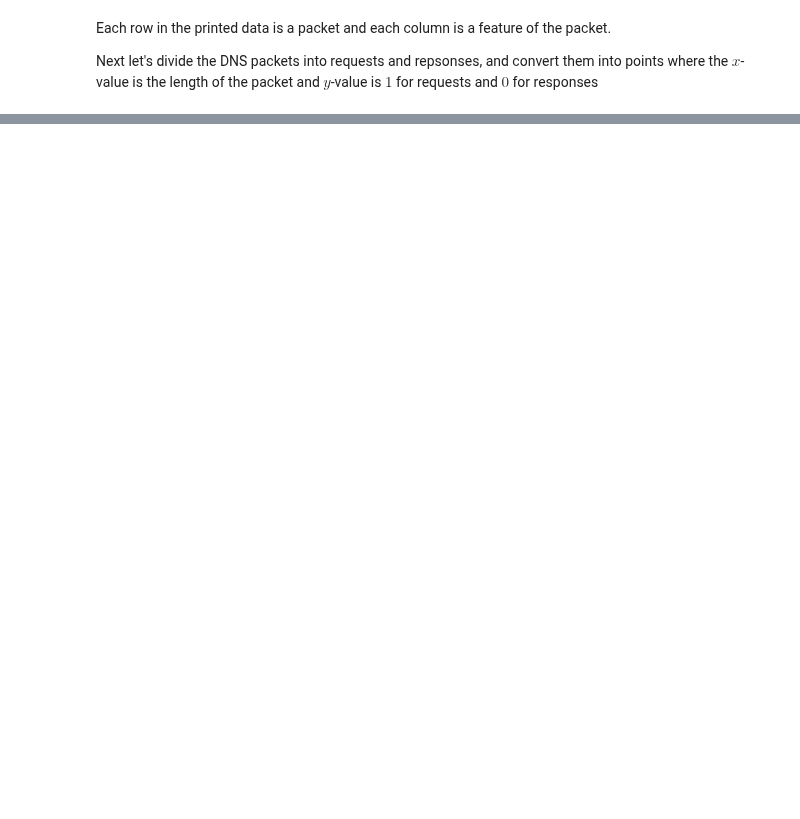
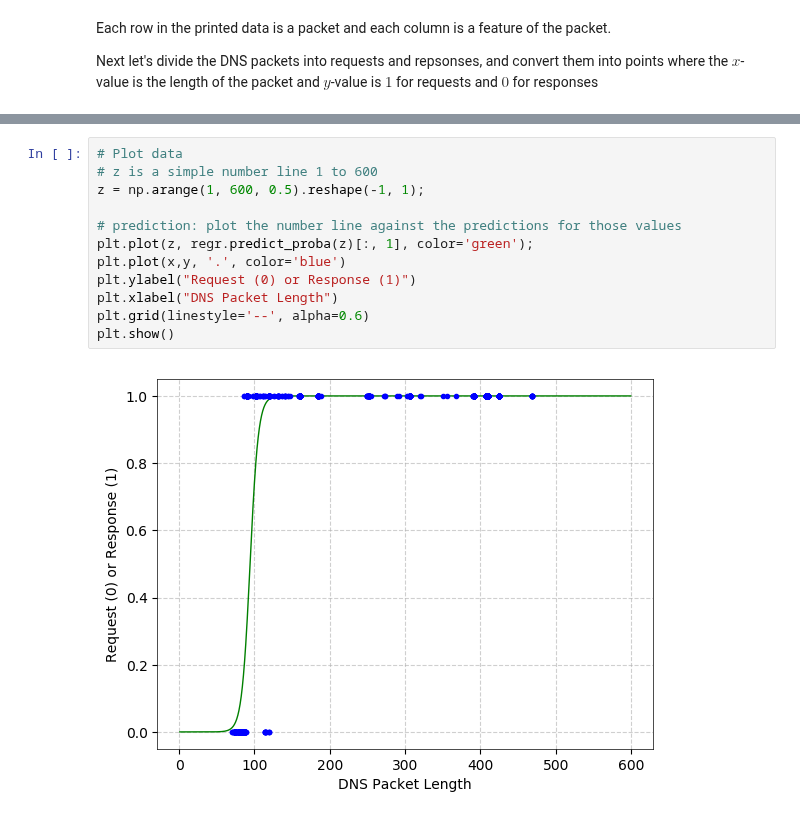
Before and after one commit to noise-lab/ml-networking, a Jupyter notebook: 1.2-Logistic Regression.ipynb, the cells around one changed output, grey strips where cells are left out. Drawn from its saved outputs; the diff is of its cells as text; blank space fills up the shorter version.

```diff
--- a/1.2-Logistic Regression.ipynb
+++ b/1.2-Logistic Regression.ipynb
@@ -18,0 +92,14 @@ Next let's divide the DNS packets into requests and repsonses, and convert them
+# %%
+# Plot data
+# z is a simple number line 1 to 600
+z = np.arange(1, 600, 0.5).reshape(-1, 1);
+
+# prediction: plot the number line against the predictions for those values
+plt.plot(z, regr.predict_proba(z)[:, 1], color='green');
+plt.plot(x,y, '.', color='blue')
+plt.ylabel("Request (0) or Response (1)")
+plt.xlabel("DNS Packet Length")
+plt.grid(linestyle='--', alpha=0.6)
+plt.show()
+# %% [output]
+[figure, added]
```
Also changed, not shown: parts of 9 cells of this notebook.
